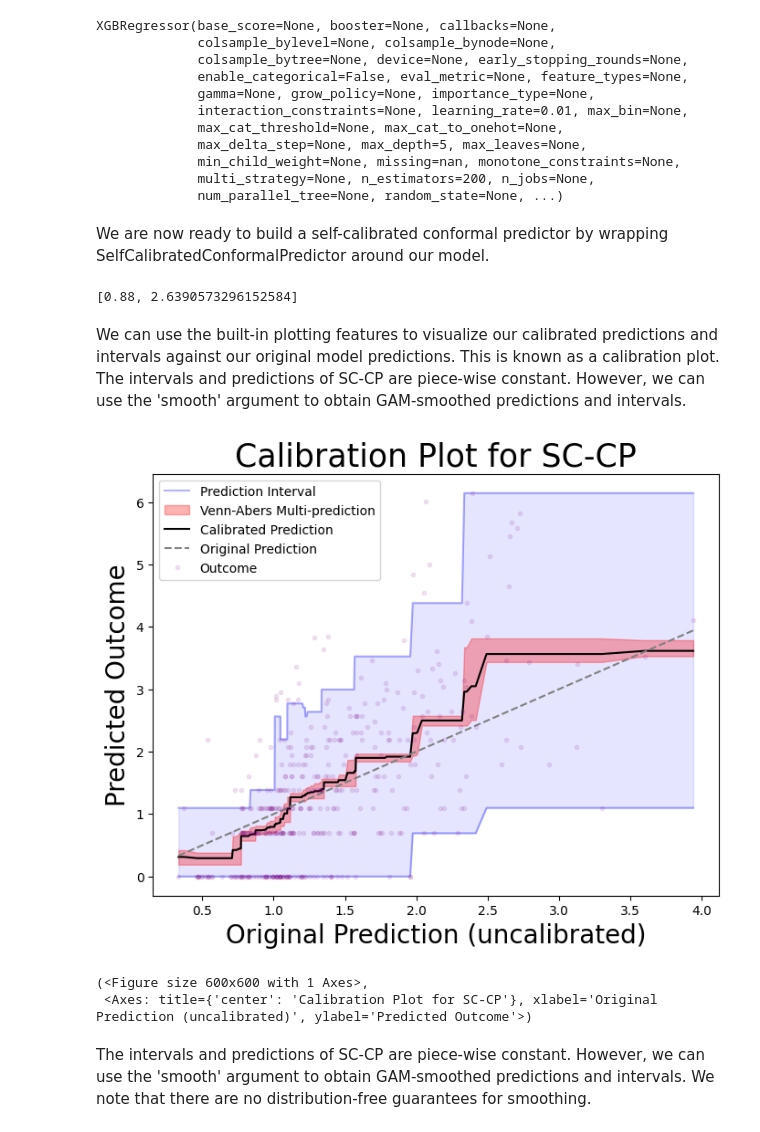
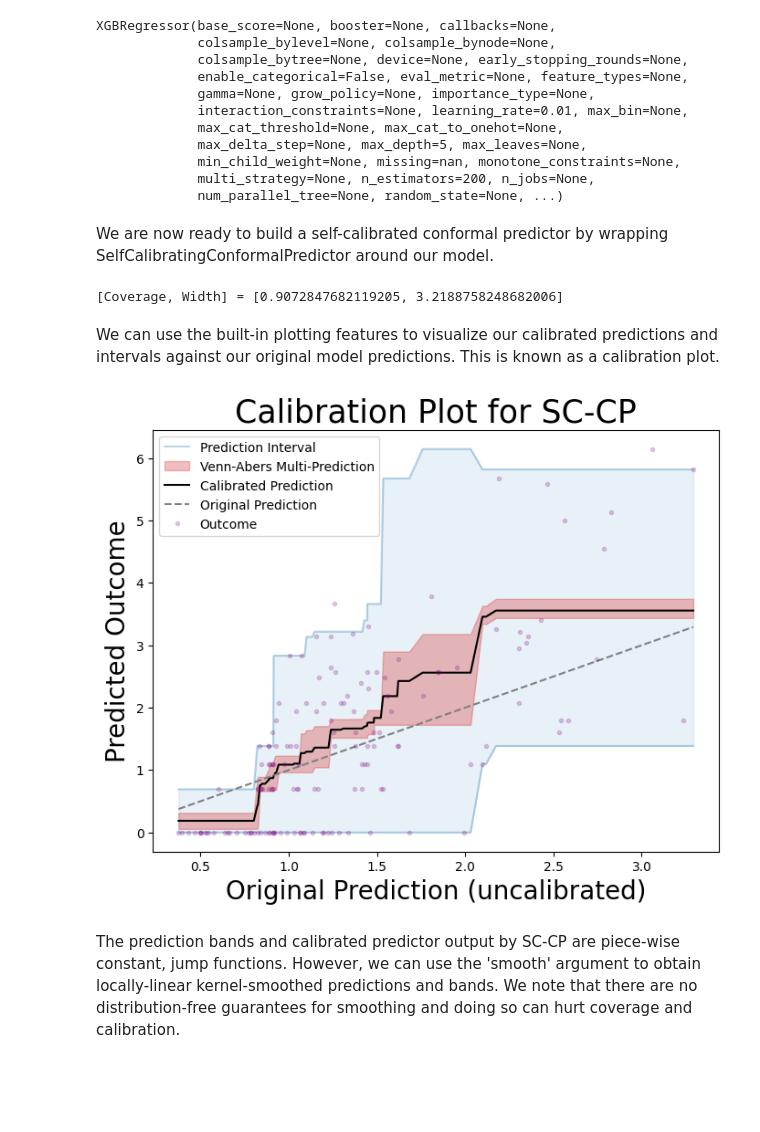
Before and after one commit to Larsvanderlaan/SelfCalibratingConformal, a Jupyter notebook: vignette.ipynb, the cells around one changed output. Drawn from its saved outputs; the diff is of its cells as text; code cells hidden in the pictures; blank space fills up the shorter version.

```diff
--- a/vignette.ipynb
+++ b/vignette.ipynb
@@ -49,9 +49,12 @@ X = df[col_names].values
 y = np.log(1 + y)
 # Sensitive attribute (A = 1 is white, A = 0 is nonwhite)
 A = df['RACE'].values
-print(X.shape)
-p_train, p_cal, p_test = 0.4, 0.4, 0.2
+print("n :", X.shape)
+p_train, p_cal, p_test = 0.7, 0.2, 0.2
 # Split data into train, calibration, and test sets
 X_train, X_test, y_train, y_test = train_test_split(X, y, test_size=1 - p_train, random_state=123)
 X_cal, X_test, y_cal, y_test = train_test_split(X_test, y_test, test_size=p_test / (p_cal + p_test), random_state=123)
+print("n_train: ", X_train.shape)
+print("n_cal: ", X_cal.shape)
+print("n_test: ", X_test.shape)
 # %% [output]
@@ -80,14 +86,15 @@ XGBRegressor(base_score=None, booster=None, callbacks=None,
              multi_strategy=None, n_estimators=200, n_jobs=None,
              num_parallel_tree=None, random_state=None, ...)
 # %% [markdown]
-We are now ready to build a self-calibrated conformal predictor by wrapping SelfCalibratedConformalPredictor around our model.
+We are now ready to build a self-calibrated conformal predictor by wrapping SelfCalibratingConformalPredictor around our model.
 # %%
 # Convert our predictive model into a function predictor
 def predictor(x):
     return model.predict(np.array(x))
 # miscoverage/significance level
 alpha = 0.1
-conformal_predictor = cp.SelfCalibratedConformalPredictor(predictor, algo_params = {'num_bin_predictor': 100, 'num_bin_y': 20, 'binning_method': "quantile"})
+# apply conformal wrapper to predictor. This should only take a minute or two to run. To speed it up, we can lower the number of bins used to discretize the predictor and outcome for approximating the algorithm. Defaults of 200 and 100 are recommended in practice.
+conformal_predictor = SelfCalibratingConformalPredictor(predictor, algo_params = {'num_bin_predictor': 100, 'num_bin_y': 100, 'binning_method': "quantile"})
 conformal_predictor.calibrate(X_cal, y_cal, alpha = alpha)
 # %%
 
@@ -96,23 +103,21 @@ conformal_predictor.calibrate(X_cal, y_cal, alpha = alpha)
 prediction_calibrated = conformal_predictor.predict_point(X_test)
 # Worst and best case bounds for Venn-Abers calibrated multi-prediction
 prediction_venn_abers = conformal_predictor.predict_venn_abers(X_test)
-# Prediction interval
+# Self-calibrated prediction interval
 prediction_interval = conformal_predictor.predict_interval(X_test)
-
 # Prints coverage and average interval width on test data
-print(conformal_predictor.compute_coverage(X_test, y_test))
+print("[Coverage, Width] =", conformal_predictor.check_coverage(X_test, y_test))
 # %% [output]
-[0.88, 2.6390573296152584]
+[Coverage, Width] = [0.9072847682119205, 3.2188758248682006]
 # %% [markdown]
-We can use the built-in plotting features to visualize our calibrated predictions and intervals against our original model predictions. This is known as a calibration plot. The intervals and predictions of SC-CP are piece-wise constant. However, we can use the 'smooth' argument to obtain GAM-smoothed predictions and intervals.
+We can use the built-in plotting features to visualize our calibrated predictions and intervals against our original model predictions. This is known as a calibration plot.
 # %%
-conformal_predictor.plot()
+fig, axes = conformal_predictor.plot()
+fig.savefig('data_analysis/example_outputn200.pdf')
 # %% [output]
-[figure, old version]
+[figure, new version]
-(<Figure size 600x600 with 1 Axes>,
- <Axes: title={'center': 'Calibration Plot for SC-CP'}, xlabel='Original Prediction (uncalibrated)', ylabel='Predicted Outcome'>)
 # %% [markdown]
-The intervals and predictions of SC-CP are piece-wise constant. However, we can use the 'smooth' argument to obtain GAM-smoothed predictions and intervals. We note that there are no distribution-free guarantees for smoothing.
+The prediction bands and calibrated predictor output by SC-CP are piece-wise constant, jump functions. However, we can use the 'smooth' argument to obtain locally-linear kernel-smoothed predictions and bands. We note that there are no distribution-free guarantees for smoothing and doing so can hurt coverage and calibration.
 # %%
 
 #Calibrated point predictions derived from Venn-Abers
```
Also changed, not shown: parts of 4 cells of this notebook, 28 other files.
